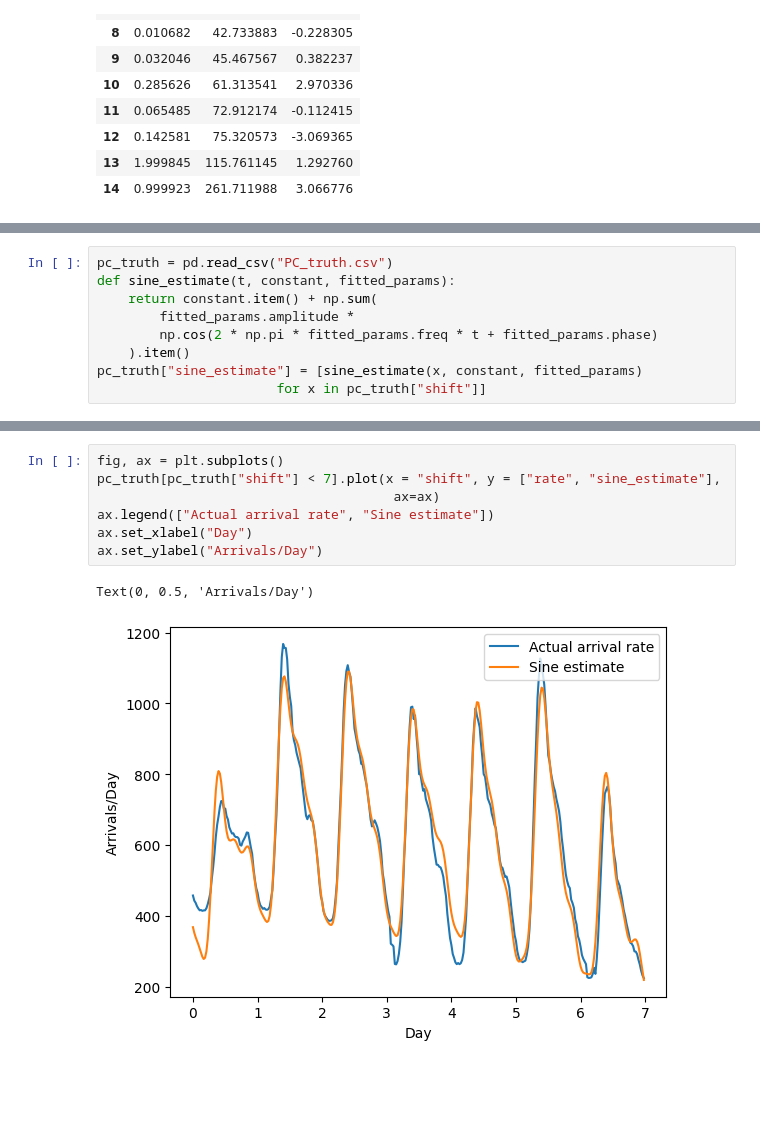
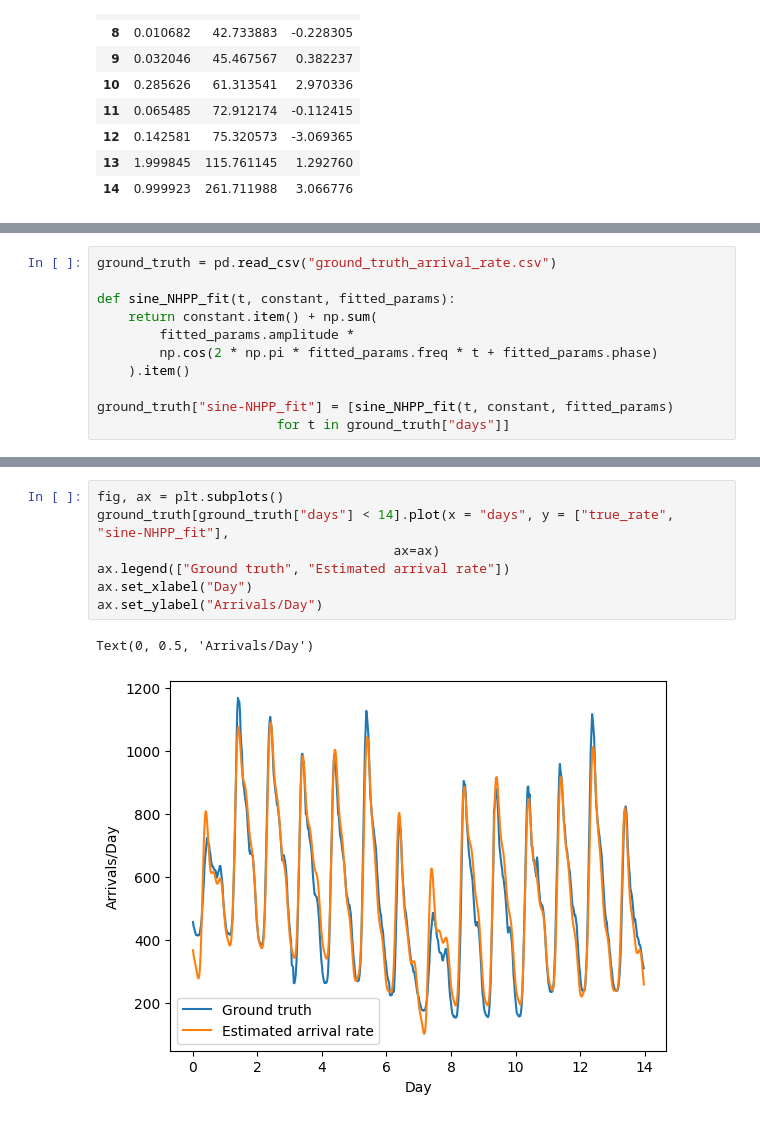
Before and after one commit to rgurlek/sine-NHPP, a Jupyter notebook: sine-NHPP_tutorial.ipynb, the cells around one changed output, grey strips where cells are left out. Drawn from its saved outputs; the diff is of its cells as text; blank space fills up the shorter version.

```diff
--- a/sine-NHPP_tutorial.ipynb
+++ b/sine-NHPP_tutorial.ipynb
@@ -103,9 +106,11 @@ Now that we have the estimated parameters, we can plot the estimated arrival rat
 # %%
-pc_truth = pd.read_csv("PC_truth.csv")
-def sine_estimate(t, constant, fitted_params):
+ground_truth = pd.read_csv("ground_truth_arrival_rate.csv")
+
+def sine_NHPP_fit(t, constant, fitted_params):
     return constant.item() + np.sum(
         fitted_params.amplitude *
         np.cos(2 * np.pi * fitted_params.freq * t + fitted_params.phase)
     ).item()
-pc_truth["sine_estimate"] = [sine_estimate(x, constant, fitted_params)
-                       for x in pc_truth["shift"]]
+
+ground_truth["sine-NHPP_fit"] = [sine_NHPP_fit(t, constant, fitted_params)
+                       for t in ground_truth["days"]]
@@ -112,10 +126,10 @@ pc_truth["sine_estimate"] = [sine_estimate(x, constant, fitted_params)
 # %%
 fig, ax = plt.subplots()
-pc_truth[pc_truth["shift"] < 7].plot(x = "shift", y = ["rate", "sine_estimate"],
+ground_truth[ground_truth["days"] < 14].plot(x = "days", y = ["true_rate", "sine-NHPP_fit"],
                                       ax=ax)
-ax.legend(["Actual arrival rate", "Sine estimate"])
+ax.legend(["Ground truth", "Estimated arrival rate"])
 ax.set_xlabel("Day")
 ax.set_ylabel("Arrivals/Day")
 # %% [output]
 Text(0, 0.5, 'Arrivals/Day')
-[figure, old version]
+[figure, new version]
```
Also changed, not shown: parts of 9 cells of this notebook, 1 other file.
